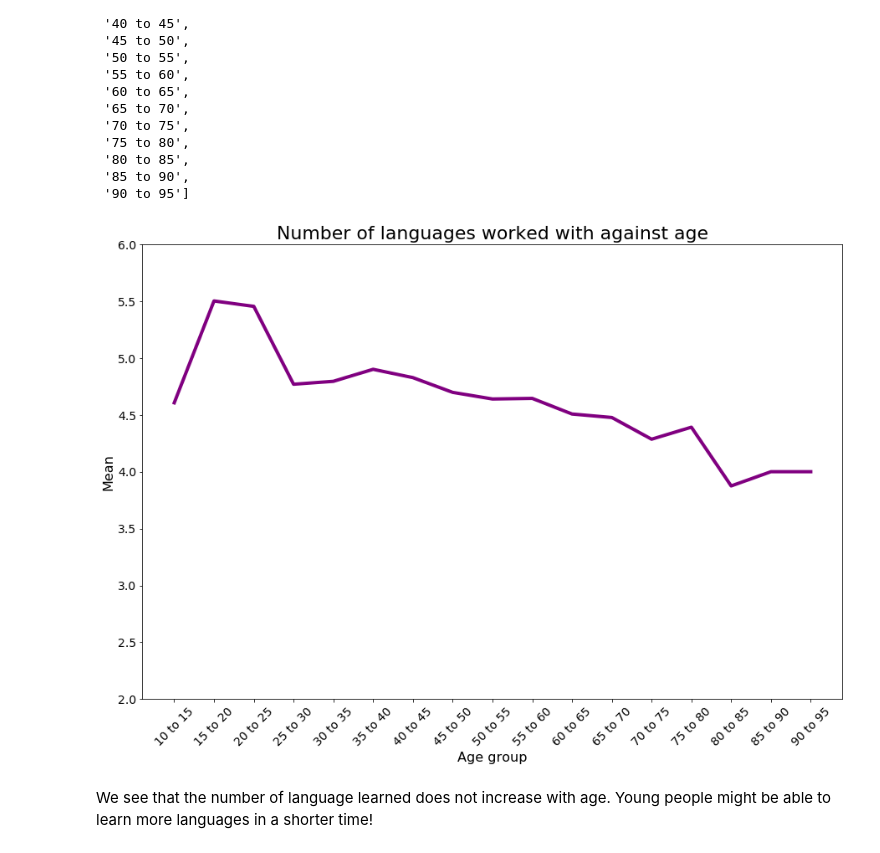
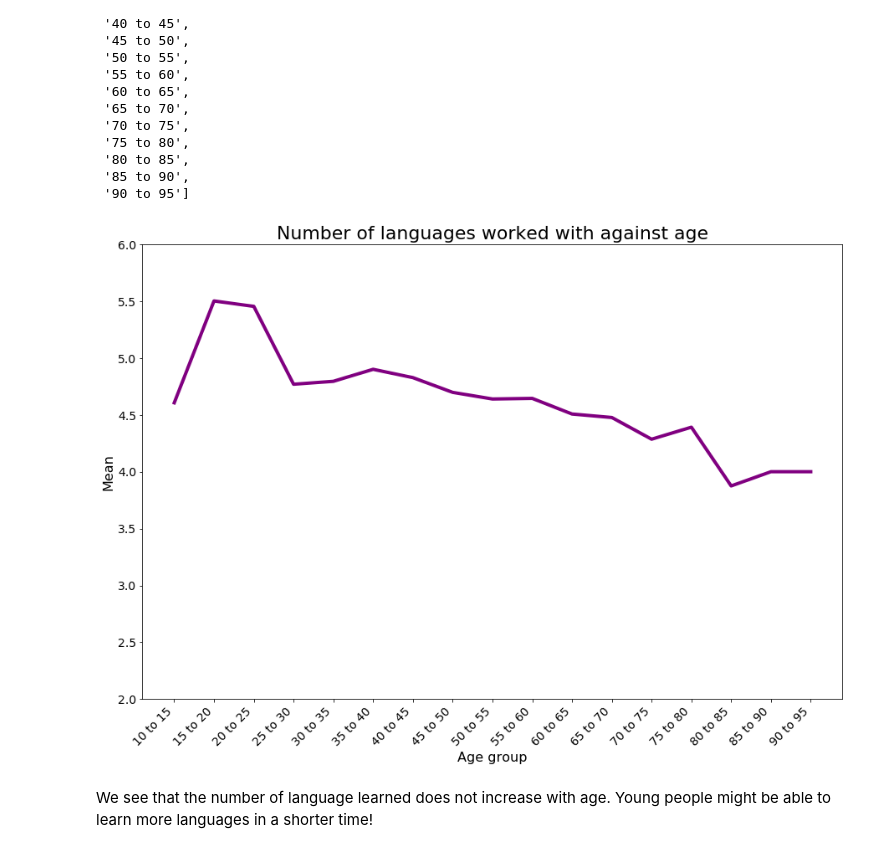
Before and after one commit to xixiaodong/MediumDSPost, a Jupyter notebook: Untitled1.ipynb, the cells around one changed output. Drawn from its saved outputs; the diff is of its cells as text; code cells hidden in the pictures.

```diff
--- a/Untitled1.ipynb
+++ b/Untitled1.ipynb
@@ -172,14 +177,14 @@ summary_df = df1[['Age', 'NumLang']].groupby(pd.cut(df1['Age'], np.arange(10, 10
 # %%
 plt.figure(figsize=(15,10))
 plt.plot(my_ind, summary_df['NumLang'], color='purple', linewidth=4)
 plt.xlabel('Age group', fontsize=16)
 plt.ylabel('Mean', fontsize=16)
-plt.xticks(rotation=45, fontsize=14)
+plt.xticks(rotation=45, fontsize=14, ha='right')
 plt.yticks(fontsize=14)
 plt.ylim(2,6)
 plt.title('Number of languages worked with against age', fontsize=22)
 plt.show()
 # %% [output]
-[figure, old version]
+[figure, new version]
 # %% [markdown]
 We see that the number of language learned does not increase with age. Young people might be able to learn more languages in a shorter time!
```
Also changed, not shown: parts of 18 cells of this notebook.
